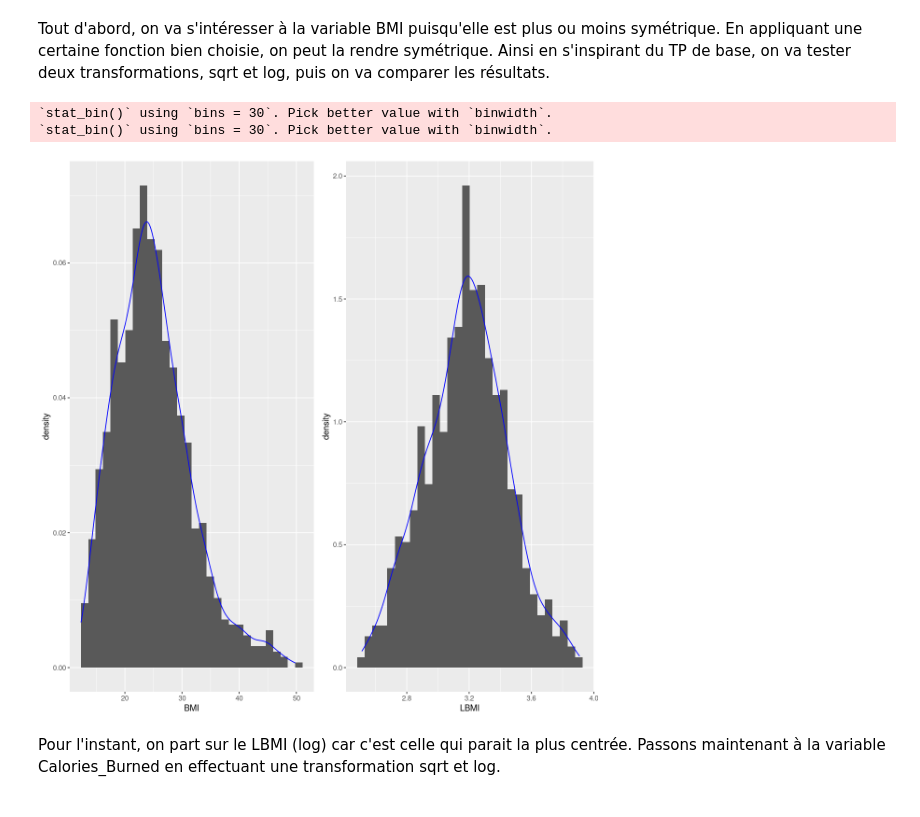
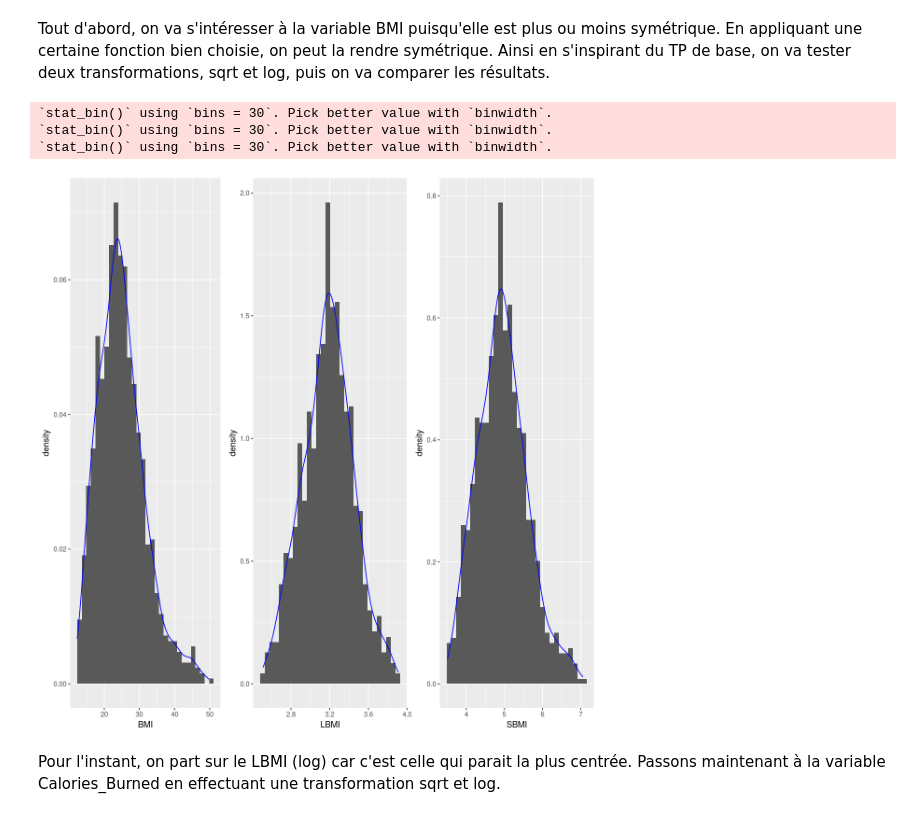
Before and after one commit to QUENTINTOUIL/Projet_ML, a Jupyter notebook: Ema_R.ipynb, the cells around one changed output. Saved outputs shown, nothing was run; the diff lists cells and outputs as text; code cells hidden in the pictures.

```diff
--- a/Ema_R.ipynb
+++ b/Ema_R.ipynb
@@ -179,22 +209,23 @@ gym[, "SBMI"] <- sqrt(gym[, "BMI"])
 # %%
 options(repr.plot.width=10, repr.plot.height=10)
 g12<-ggplot(gym,aes(x=BMI))+geom_histogram(aes(y=..density..))+geom_density(alpha=.2, col="blue")
 g13<-ggplot(gym,aes(x=LBMI))+geom_histogram(aes(y=..density..))+geom_density(alpha=.2, col="blue")
 g14<-ggplot(gym,aes(x=SBMI))+geom_histogram(aes(y=..density..))+geom_density(alpha=.2, col="blue")
-grid.arrange(g12, g13,ncol=2)
+grid.arrange(g12, g13,g14, ncol=3)
 
 #Pour l'instant, on part sur le LBMI (log) car c'est celle qu'on trouve la plus centrée
 
 #Maintenant, est ce qu'il faut faire le même raisonnement pour chaque variables ou uniquement celle pour lesquelles on estime que c'est déjà à peu près symétrique ? => non, tout ce qui est plus ou moins uniforme
 #ça sert à rien d'essayer, ça restera nul
 
 #Est ce qu'il y a d'autres fonctions à utiliser que sqrt et log ? => oui
 
 #ozone = ozone[, c(1:4, 8:13)]
 # %% [output]
 `stat_bin()` using `bins = 30`. Pick better value with `binwidth`.
 `stat_bin()` using `bins = 30`. Pick better value with `binwidth`.
+`stat_bin()` using `bins = 30`. Pick better value with `binwidth`.
-[figure, old version]
+[figure, new version]
 # %% [markdown]
 Pour l'instant, on part sur le LBMI (log) car c'est celle qui parait la plus centrée.
 Passons maintenant à la variable Calories_Burned en effectuant une transformation sqrt et log.
```
Also changed, not shown: parts of 9 cells of this notebook.
